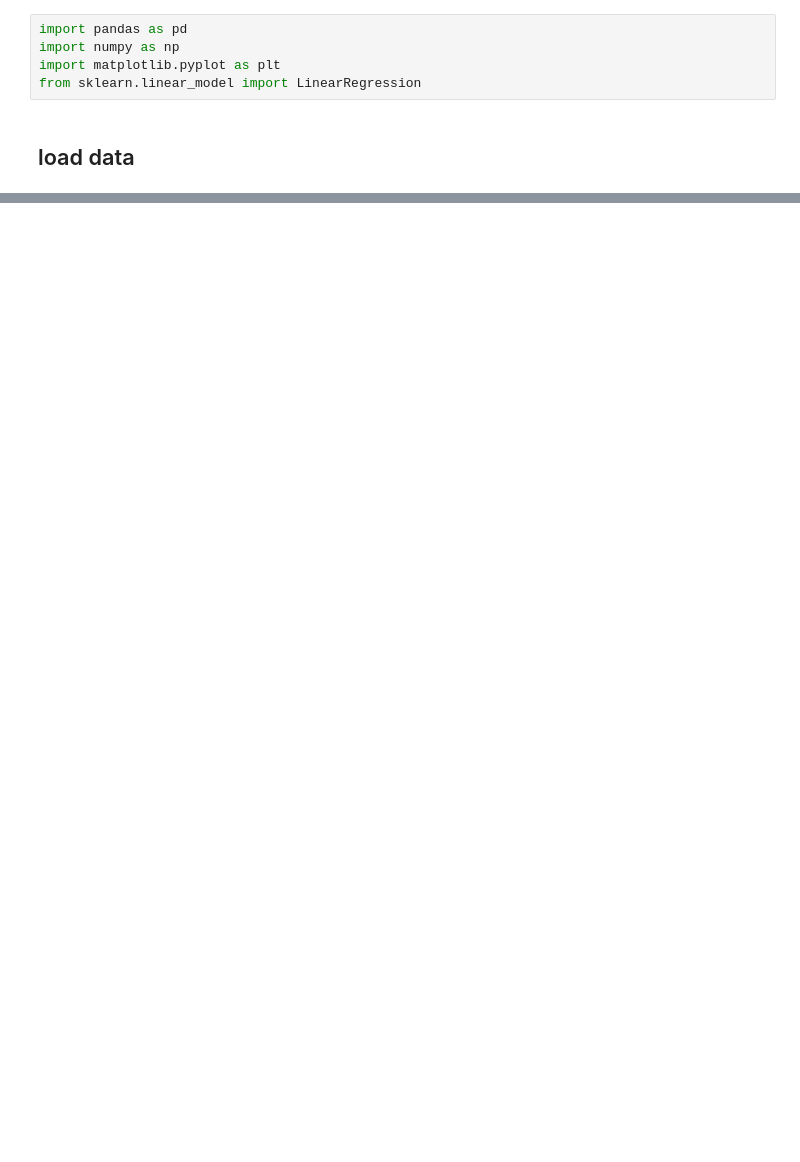
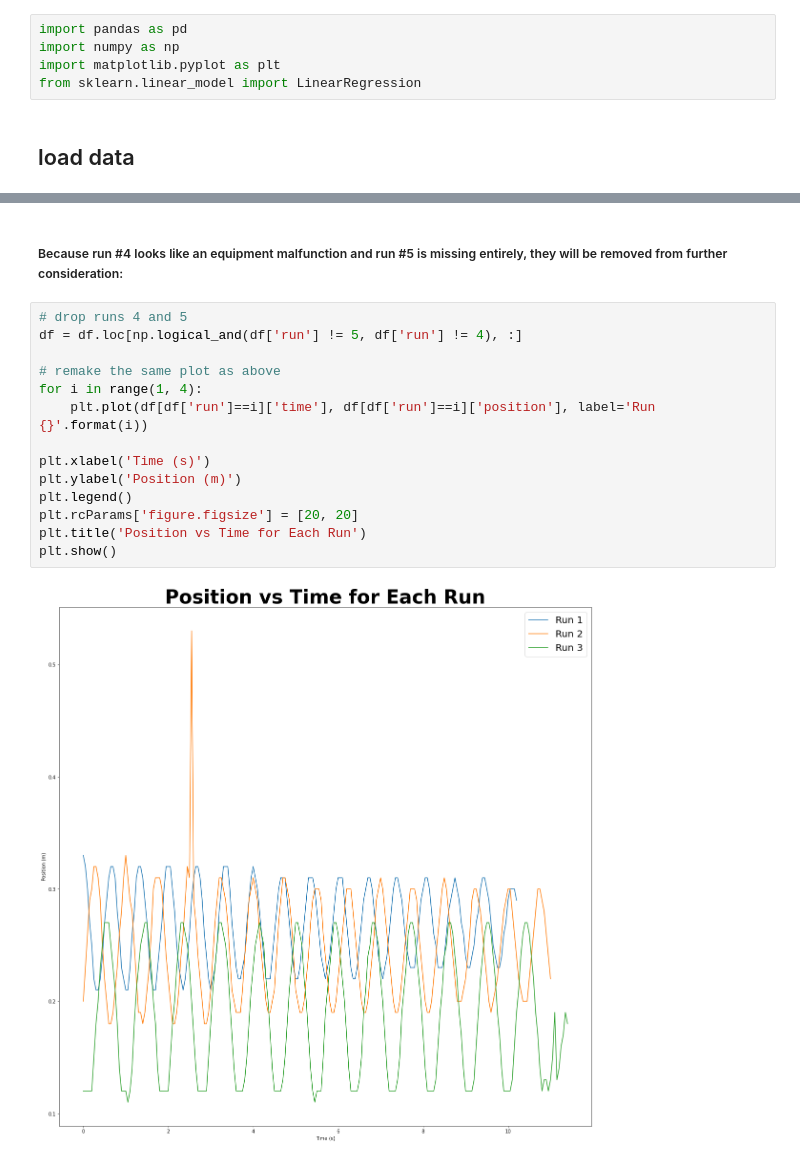
Before and after one commit to aaweaver-actuary/physics, a Jupyter notebook: S02 - Spring 2023/Labs/lab4.ipynb, the cells around one changed output, grey strips where cells are left out. Cells and saved outputs as stored; diff of their text form; blank space fills up the shorter version.

```diff
--- a/S02 - Spring 2023/Labs/lab4.ipynb
+++ b/S02 - Spring 2023/Labs/lab4.ipynb
@@ -29,0 +55,18 @@ df.head()
+# %% [markdown]
+##### Because run #4 looks like an equipment malfunction and run #5 is missing entirely, they will be removed from further consideration:
+# %%
+# drop runs 4 and 5
+df = df.loc[np.logical_and(df['run'] != 5, df['run'] != 4), :]
+
+# remake the same plot as above
+for i in range(1, 4):
+    plt.plot(df[df['run']==i]['time'], df[df['run']==i]['position'], label='Run {}'.format(i))
+
+plt.xlabel('Time (s)')
+plt.ylabel('Position (m)')
+plt.legend()
+plt.rcParams['figure.figsize'] = [20, 20]
+plt.title('Position vs Time for Each Run')
+plt.show()
+# %% [output]
+[figure, added]
```
Also changed, not shown: parts of 5 cells of this notebook.
